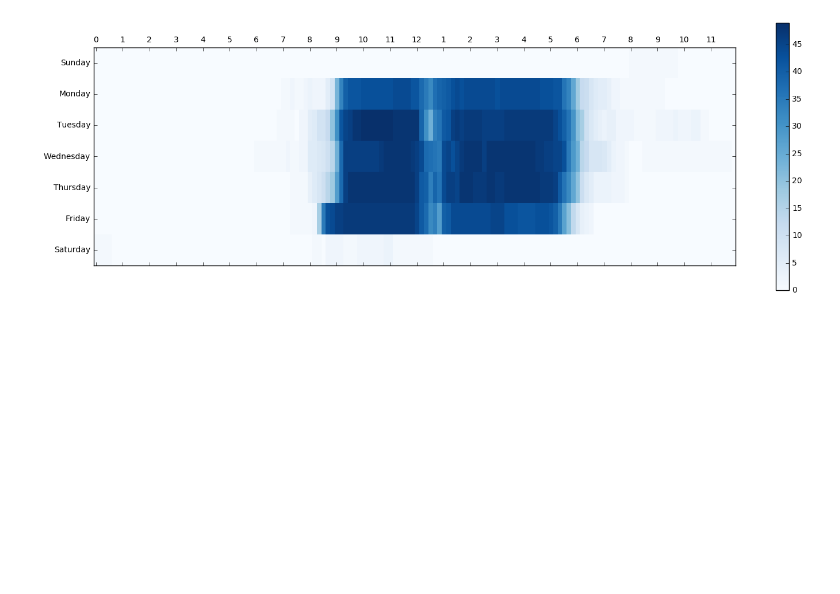
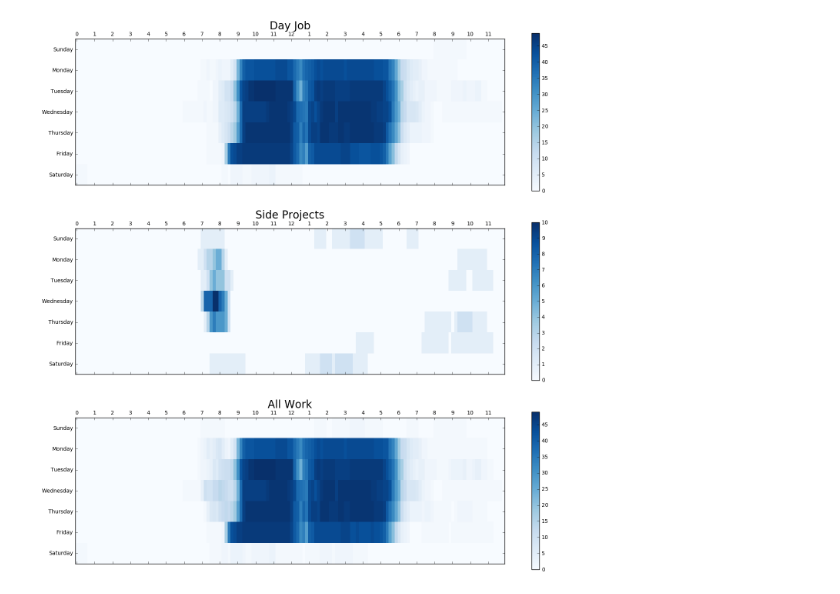
Before and after one commit to Tornquist/2017-Analysis, a Jupyter notebook: 2017 Analysis.ipynb, the cells around one changed output. Saved outputs shown, nothing was run; the diff lists cells and outputs as text; code cells hidden in the pictures; blank space fills up the shorter version.

Commit message:
More hourly graphs: Group by type

```diff
--- a/2017 Analysis.ipynb
+++ b/2017 Analysis.ipynb
@@ -143,45 +185,88 @@ def get_working_hours(filter=None, groups_per_hour = 12):
             complete_data[entry.day][time_index] += 1
     return complete_data
 # %%
-fig = plt.figure(figsize=(18, 6))
-
-ax = fig.add_subplot(111)
-
 WEEK_TYPE = Week.FULL
 # GROUPS_PER_HOUR must be >= 2
 GROUPS_PER_HOUR = 6
 
-working_hours = get_working_hours(Project.SKINIO, GROUPS_PER_HOUR)
-time_labels = list(map(lambda label: (label if label <= 12 else label - 12), range(24)))
+working_hours = {}
+for project in Project:
+    working_hours[project] = get_working_hours(project, GROUPS_PER_HOUR)
 
 # matshow displays matrices in their native ratio. To get this to display well, the data will
 # be padded. That will make each cell rectangular, but will make interpretation of the graph
-# much easier.
+# much easier. SkinIO is used as a seed, but any project could be used
 
 target_ratio = 3
-time_length = len(working_hours[Day.MON])
+time_length = len(working_hours[Project.SKINIO][Day.MON])
 days_length = len(WEEK_TYPE.days())
 current_ratio = time_length/days_length
 padding_scaler = round(current_ratio/target_ratio)
 
-df = []
-for day in WEEK_TYPE.days():
-    for _ in range(padding_scaler if padding_scaler > 0 else 1):
-        df.append(working_hours[day])
+# Project Specific Data
+
+display_data = {}
+for key in working_hours:
+    display_data[key] = []
+    for day in WEEK_TYPE.days():
+        for _ in range(padding_scaler if padding_scaler > 0 else 1):
+            display_data[key].append(working_hours[key][day])
+
+# Shared Data
 
 ticker_locations = [round(padding_scaler / 2) - 1]
-while (ticker_locations[-1] + padding_scaler) < len(df):
+while (ticker_locations[-1] + padding_scaler) < len(display_data[Project.SKINIO]):
     ticker_locations.append(ticker_locations[-1] + padding_scaler)
 
-cax = ax.matshow(df, interpolation='nearest', cmap='Blues')
-fig.colorbar(cax)
+time_labels = list(map(lambda label: (label if label <= 12 else label - 12), range(24)))
 
+# Regroup Display Data
+
+def create_merged(filters):
+    result = None
+    for filter in filters:
+        if (result == None):
+            result = copy.deepcopy(display_data[filter])
+        else:
+            for index in range(0, len(result)):
+                result[index] = list(map(add, result[index], display_data[filter][index]))
+    return result
+
+day_job = create_merged(Project.jobs())
+side_projects = create_merged(Project.side_projects())
+all_work = create_merged(Project.work())
+
+# Graph Results
+
+fig = plt.figure(figsize=(18, 18))
+
+ax = fig.add_subplot(311)
+ax.set_title("Day Job", fontsize=20)
+cax = ax.matshow(day_job, interpolation='nearest', cmap='Blues')
+fig.colorbar(cax, ax=ax)
 ax.xaxis.set_major_locator(ticker.MultipleLocator(GROUPS_PER_HOUR))
 ax.yaxis.set_major_locator(ticker.FixedLocator(ticker_locations))
-
 ax.set_xticklabels([''] + list(time_labels))
 ax.set_yticklabels(list(WEEK_TYPE.day_names()))
 
+ay = fig.add_subplot(312)
+ay.set_title("Side Projects", fontsize=20)
+cay = ay.matshow(side_projects, interpolation='nearest', cmap='Blues')
+fig.colorbar(cay, ax=ay)
+ay.xaxis.set_major_locator(ticker.MultipleLocator(GROUPS_PER_HOUR))
+ay.yaxis.set_major_locator(ticker.FixedLocator(ticker_locations))
+ay.set_xticklabels([''] + list(time_labels))
+ay.set_yticklabels(list(WEEK_TYPE.day_names()))
+
+az = fig.add_subplot(313)
+az.set_title("All Work", fontsize=20)
+caz = az.matshow(all_work, interpolation='nearest', cmap='Blues')
+fig.colorbar(caz, ax=az)
+az.xaxis.set_major_locator(ticker.MultipleLocator(GROUPS_PER_HOUR))
+az.yaxis.set_major_locator(ticker.FixedLocator(ticker_locations))
+az.set_xticklabels([''] + list(time_labels))
+az.set_yticklabels(list(WEEK_TYPE.day_names()))
+
 plt.show()
 # %% [output]
-[figure, old version]
+[figure, new version]
```
Also changed, not shown: parts of 2 cells of this notebook.
